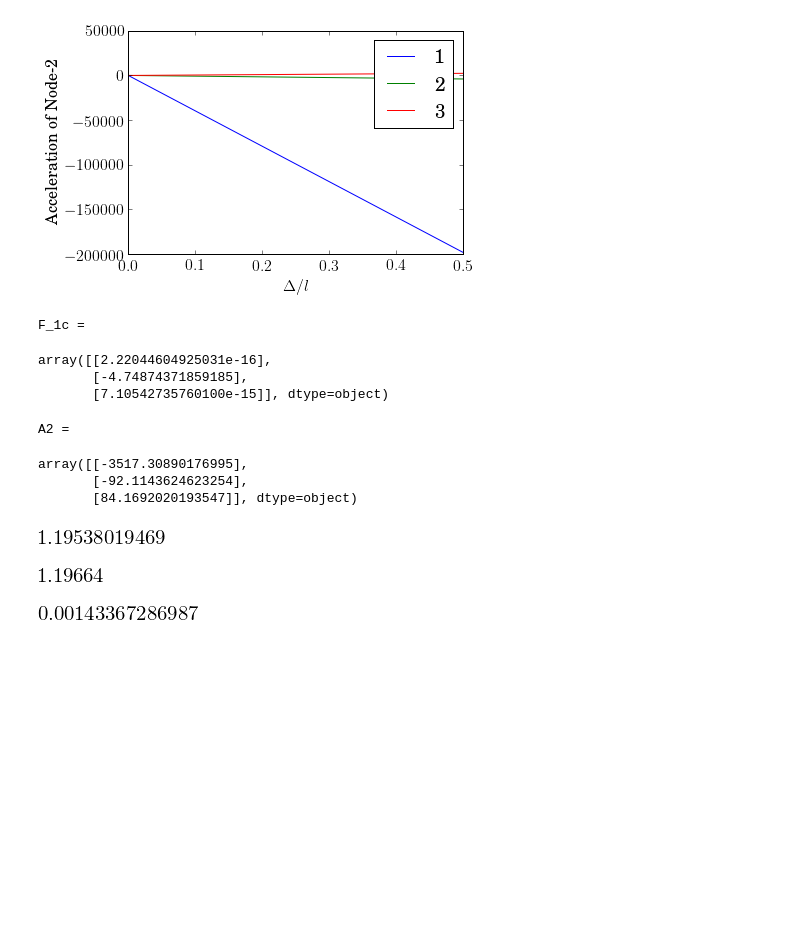
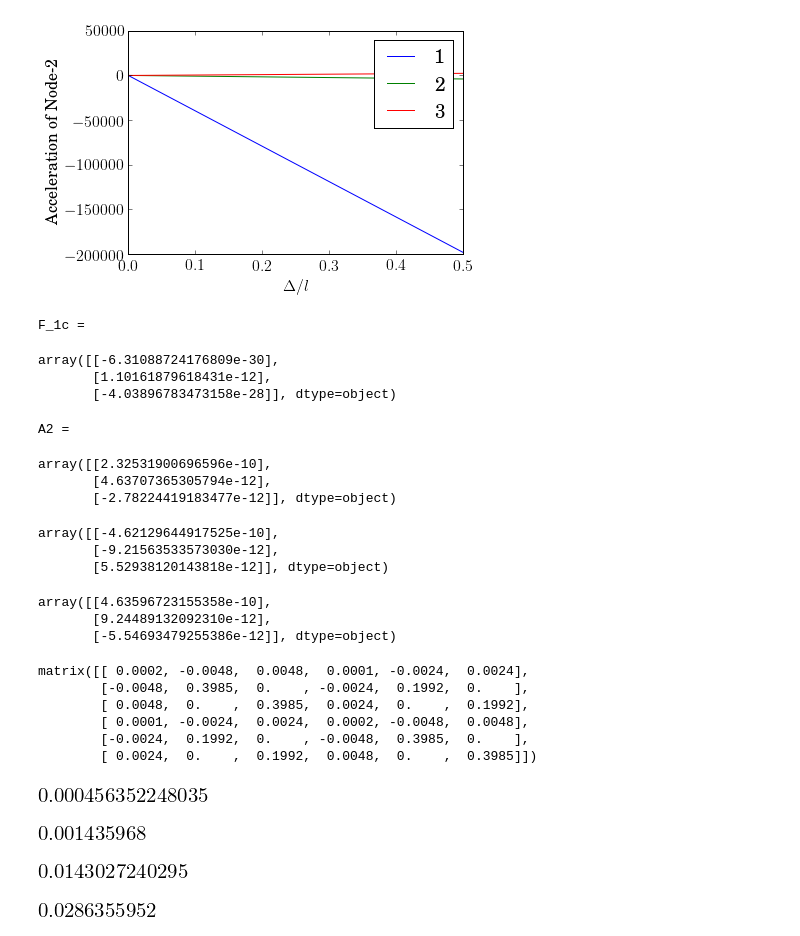
Before and after one commit to cdlrpi/mixed-body-type, a Jupyter notebook: large-deformation/gebf-mass-matrix-and-forces-2D-v9.ipynb, the cells around one changed output. Drawn from its saved outputs; the diff is of its cells as text; code cells hidden in the pictures; blank space fills up the shorter version.

```diff
--- a/large-deformation/gebf-mass-matrix-and-forces-2D-v9.ipynb
+++ b/large-deformation/gebf-mass-matrix-and-forces-2D-v9.ipynb
@@ -52,7 +52,7 @@ def Rotate_sym(theta):
 #### Define symbolic quantites
 # %%
 # symbolic system parameters
-E, G, I, A, rho, x, l, r, g, pi  = sym.symbols('E G I A rho x l r g, pi')
+E, G, I, A, rho, x, l, r, g, pi, m = sym.symbols('E G I A rho x l r g, pi, m')
 
 # Kinematic values of previos nodes (generic)
 # e.g., omega_node  = omega + qdot
@@ -394,13 +394,13 @@ plt.show()
 M_num    = M_func(   0.7e6, 0.0018, 1.215e-8, 0.02393, 5540, 0.12, 0, 3.14, q0GEBF[0], np.zeros_like(theta), np.zeros_like(omega))
 beta_num = beta_func(0.7e6, 0.0018, 1.215e-8, 0.02393, 5540, 0.12, 0, 3.14, q0GEBF[0], np.zeros_like(theta), np.zeros_like(omega))
 
-M_num = np.multiply(M_num,np.array([
-                                  [np.pi,2,2,np.pi,2,2],
-                                  [    2,1,1,    2,1,1],
-                                  [    2,1,1,    2,1,1],
-                                  [np.pi,2,2,np.pi,2,2],
-                                  [    2,1,1,    2,1,1],
-                                  [    2,1,1,    2,1,1]]))
+# M_num = np.multiply(M_num,np.array([
+#                                   [np.pi,2,2,np.pi,2,2],
+#                                   [    2,1,1,    2,1,1],
+#                                   [    2,1,1,    2,1,1],
+#                                   [np.pi,2,2,np.pi,2,2],
+#                                   [    2,1,1,    2,1,1],
+#                                   [    2,1,1,    2,1,1]]))
 
 M11 = np.array(M_num[0:3,0:3])
 M12 = np.array(M_num[0:3,3:6])
@@ -442,24 +442,47 @@ print('A2 = ')
 display(A2)
 # %% [output]
 F_1c =
-array([[2.22044604925031e-16],
-       [-4.74874371859185],
-       [7.10542735760100e-15]], dtype=object)
+array([[-6.31088724176809e-30],
+       [1.10161879618431e-12],
+       [-4.03896783473158e-28]], dtype=object)
 A2 =
-array([[-3517.30890176995],
-       [-92.1143624623254],
-       [84.1692020193547]], dtype=object)
+array([[2.32531900696596e-10],
+       [4.63707365305794e-12],
+       [-2.78224419183477e-12]], dtype=object)
-# %%
-M_num = M_func(   0.7e6, 0.0018, 1.215e-8, 0.02393, 5540, 0.12, 0, 3.14, np.zeros_like(q), np.zeros_like(theta), np.zeros_like(omega))
-# %%
-M_num[1,1] + M_num[4,4] + M_num[4,1]*2
-# %% [output]
-[figure, removed]
-# %%
-5540*0.0018*0.12
-# %% [output]
-[figure, removed]
+# %%
+z13
+# %% [output]
+array([[-4.62129644917525e-10],
+       [-9.21563533573030e-12],
+       [5.52938120143818e-12]], dtype=object)
+# %%
+z23
+# %% [output]
+array([[4.63596723155358e-10],
+       [9.24489132092310e-12],
+       [-5.54693479255386e-12]], dtype=object)
+# %%
+M_num
+# %% [output]
+matrix([[ 0.0002, -0.0048,  0.0048,  0.0001, -0.0024,  0.0024],
+        [-0.0048,  0.3985,  0.    , -0.0024,  0.1992,  0.    ],
+        [ 0.0048,  0.    ,  0.3985,  0.0024,  0.    ,  0.1992],
+        [ 0.0001, -0.0024,  0.0024,  0.0002, -0.0048,  0.0048],
+        [-0.0024,  0.1992,  0.    , -0.0048,  0.3985,  0.    ],
+        [ 0.0024,  0.    ,  0.1992,  0.0048,  0.    ,  0.3985]])
 # %%
-np.pi*(M_num[0,0] + M_num[3,3] + M_num[0,3]*2)
+M_num[0,0] + M_num[3,3] + 2*M_num[0,3]
 # %% [output]
-[figure, old version]
+[figure, new version]
+# %%
+(1/12*(rho*A*l)*(l**2)).subs([(rho,5540), (A,0.0018), (l,0.12)])
+# %% [output]
+[figure, added]
+# %%
+M_num[0,2] + 2*M_num[0,5] + M_num[3,5]
+# %% [output]
+[figure, added]
+# %%
+((rho*A*l)*(0.02393)).subs([(rho,5540), (A,0.0018), (l,0.12)])
+# %% [output]
+[figure, added]
```
Also changed, not shown: parts of 15 cells of this notebook, 4 other files.
